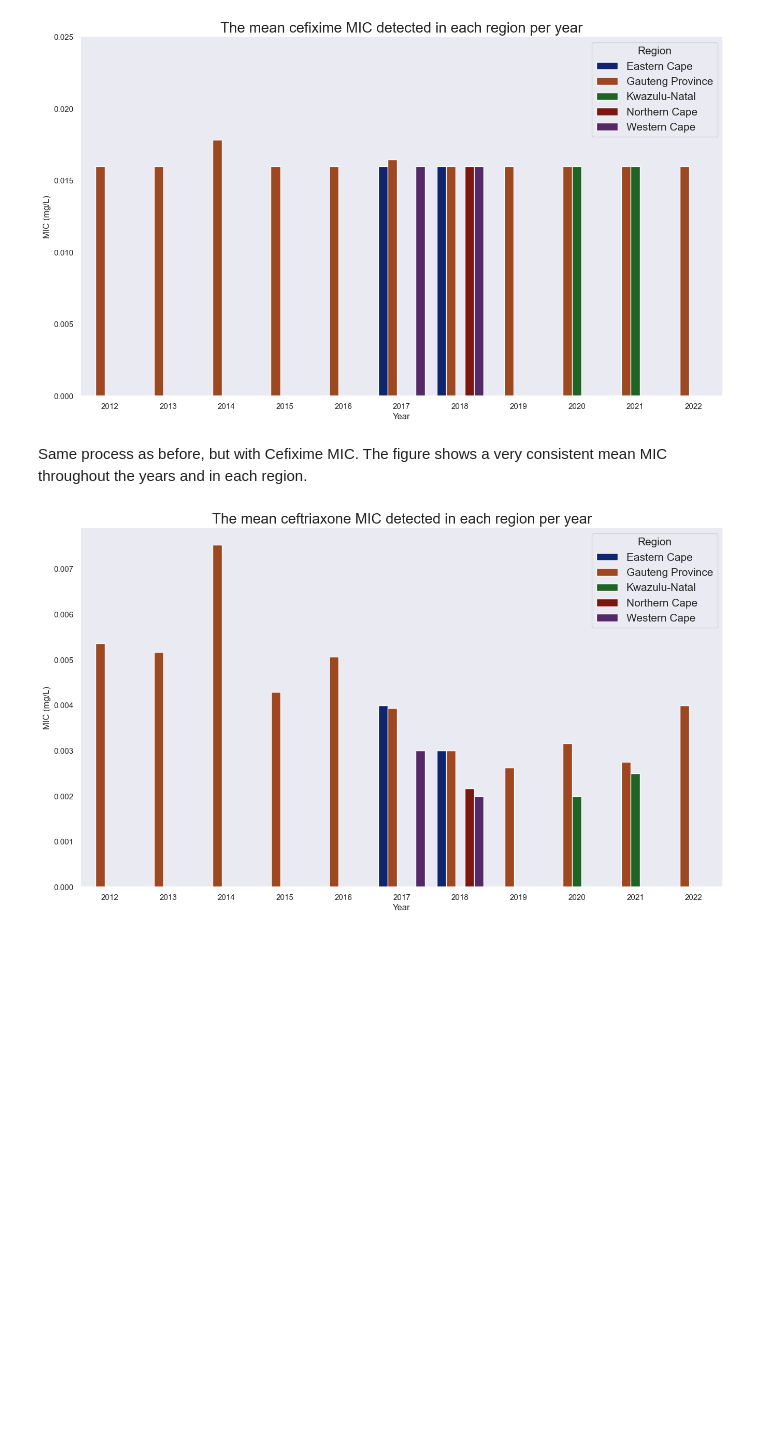
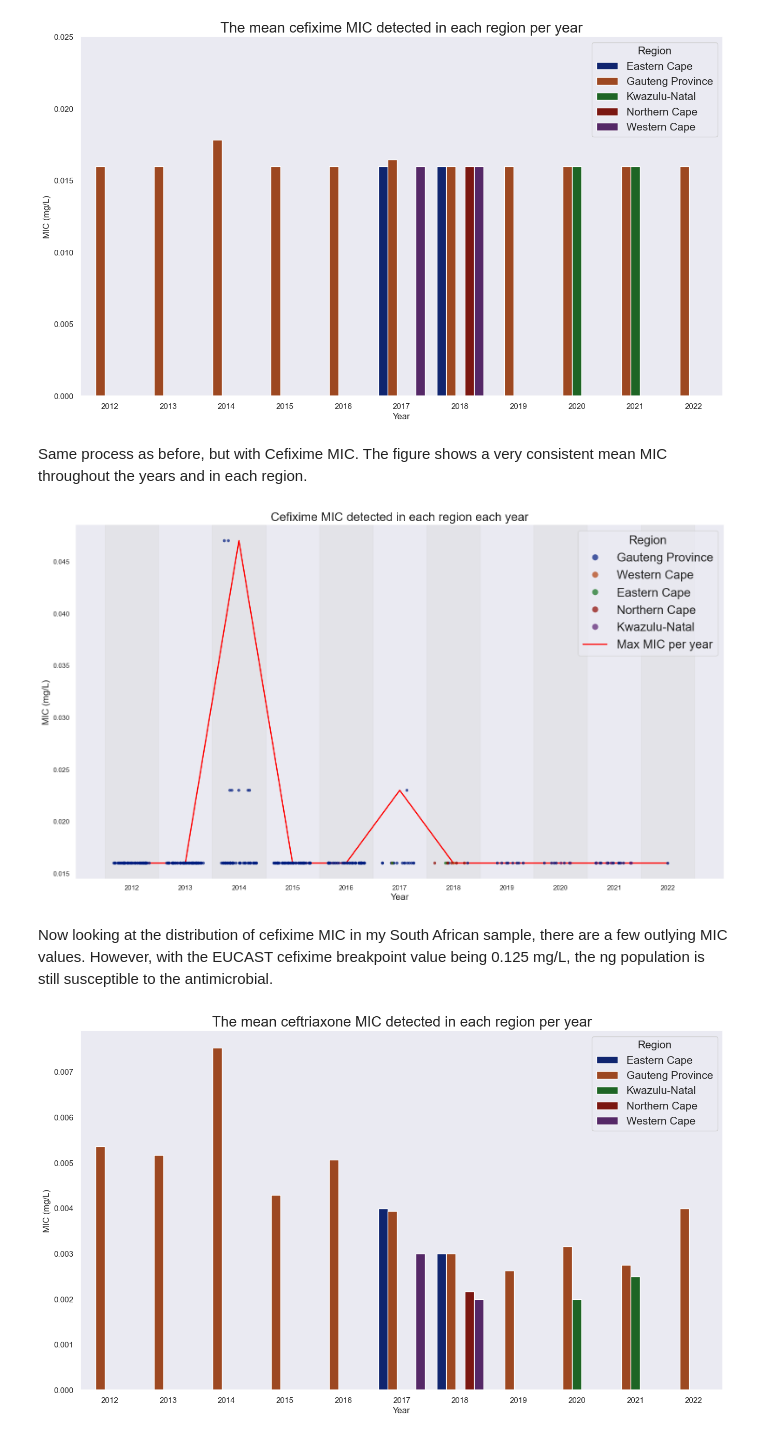
Before and after one commit to watchlotr/NGonorrhoeae_Y4, a Jupyter notebook: NG_Figures.ipynb, the cells around one changed output. Cells and saved outputs as stored; diff of their text form; code cells hidden in the pictures; blank space fills up the shorter version.

```diff
--- a/NG_Figures.ipynb
+++ b/NG_Figures.ipynb
@@ -358,8 +404,53 @@ plt.legend(title = "Region", title_fontsize = 15, fontsize = 15)
 plt.show()
 # %% [output]
 [figure]
+# %% [markdown]
+Same process as before, but with Cefixime MIC. The figure shows a very consistent mean MIC throughout the years and in each region.
+# %%
+    # replacing NaNs in "region" columns
+my_cef_mic_clean.loc[:, "region"] = my_cef_mic_clean["region"].fillna("NA")
+
+    # extracting the maximum cefixime MIC each year
+max_cef_mic: pd.Series = my_cef_mic_clean.groupby("year")["cef_mic"].max().reset_index()
+
+    # converting "year" to a categorical variable and aligning them to the "year" in my_cef_mic_clean
+max_cef_mic["year"] = pd.Categorical(values = max_cef_mic["year"], categories = my_cef_mic_clean["year"].unique(), ordered = True)
+
+    # setting a random seed
+np.random.seed(21)
+
+    # plotting the graph
+sns.set_theme(style = "dark")
+
+fig = plt.figure(figsize = (16,9))
+
+    # strip plot
+sns.stripplot(data = my_cef_mic_clean, x = "year", y = "cef_mic", hue = "region", palette = "dark", alpha = 0.7, jitter = 0.35)
+
+    # adding a line for max MIC values each year
+plt.plot(max_cef_mic["year"].cat.codes, max_cef_mic["cef_mic"], color="red", linewidth=2, label="Max MIC per year")
+
+
+    # extracting unique years
+unique_years2 = my_cef_mic_clean["year"].unique()
+
+    # visually separating years with alternating rectangles
+for i, year in enumerate(unique_years2):
+        if i % 2 == 0:
+            plt.axvspan(i - 0.5, i + 0.5, color='lightgrey', alpha=0.3)
+
+
+plt.tight_layout()
+plt.title("Cefixime MIC detected in each region each year", fontsize = 20)
+plt.xlabel("Year", fontsize = 15)
+plt.ylabel("MIC (mg/L)", fontsize = 15)
+plt.legend(title = "Region", title_fontsize = 20, fontsize = 20, markerscale = 2)
+
+plt.show()
+# %% [output]
+[figure, added]
 # %% [markdown]
-Same process as before, but with Cefixime MIC. The figure shows a very consistent mean MIC throughout the years and in each region.
+Now looking at the distribution of cefixime MIC in my South African sample, there are a few outlying MIC values. However, with the EUCAST cefixime breakpoint value being 0.125 mg/L, the ng population is still susceptible to the antimicrobial.
 # %%
     # filtering for ceftriaxone...
 my_ceftri_mic: pd.DataFrame = my_amr_mic.drop(columns = ["azi_mic", "cef_mic"])
```
Also changed, not shown: parts of 14 cells of this notebook, 1 other file.
